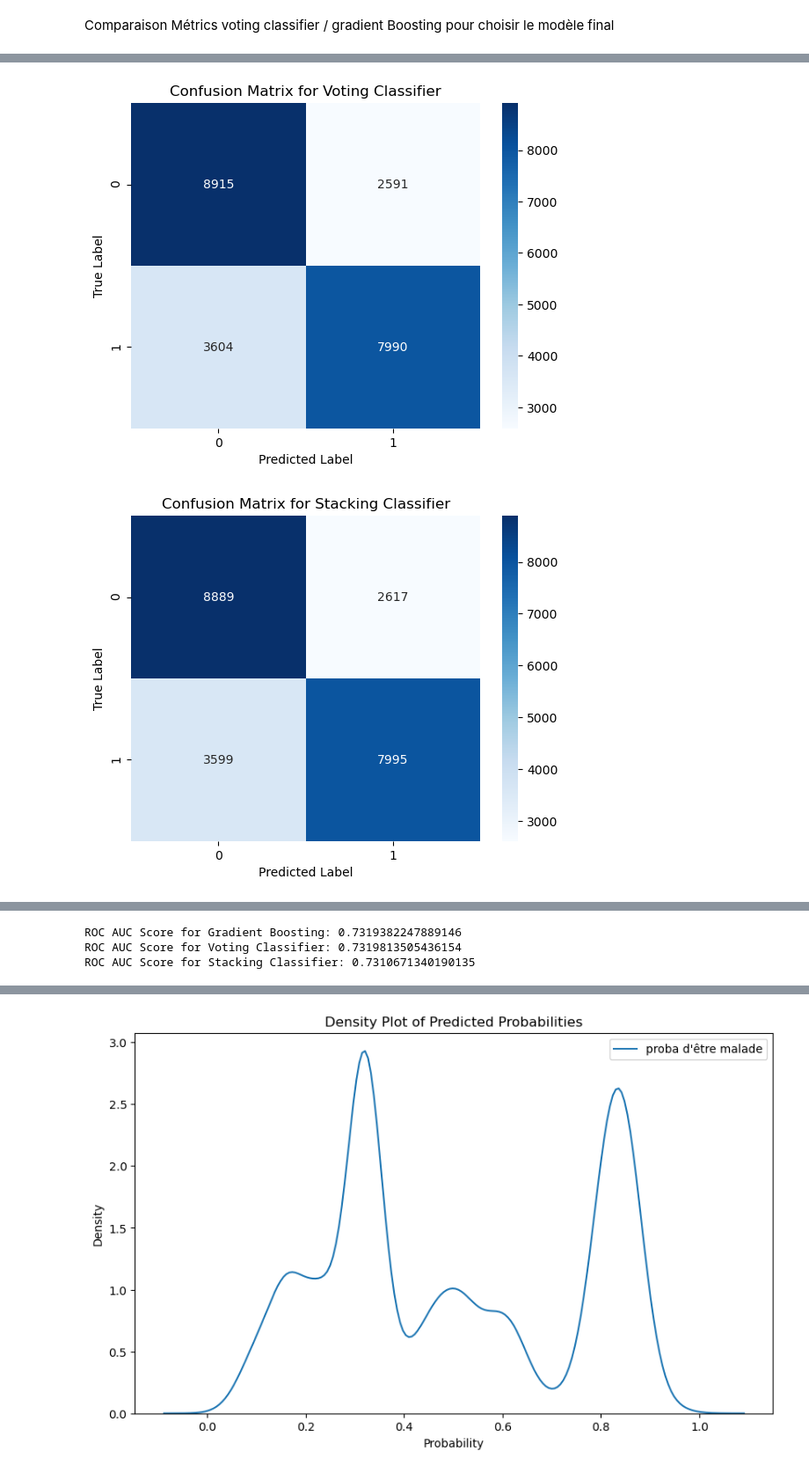
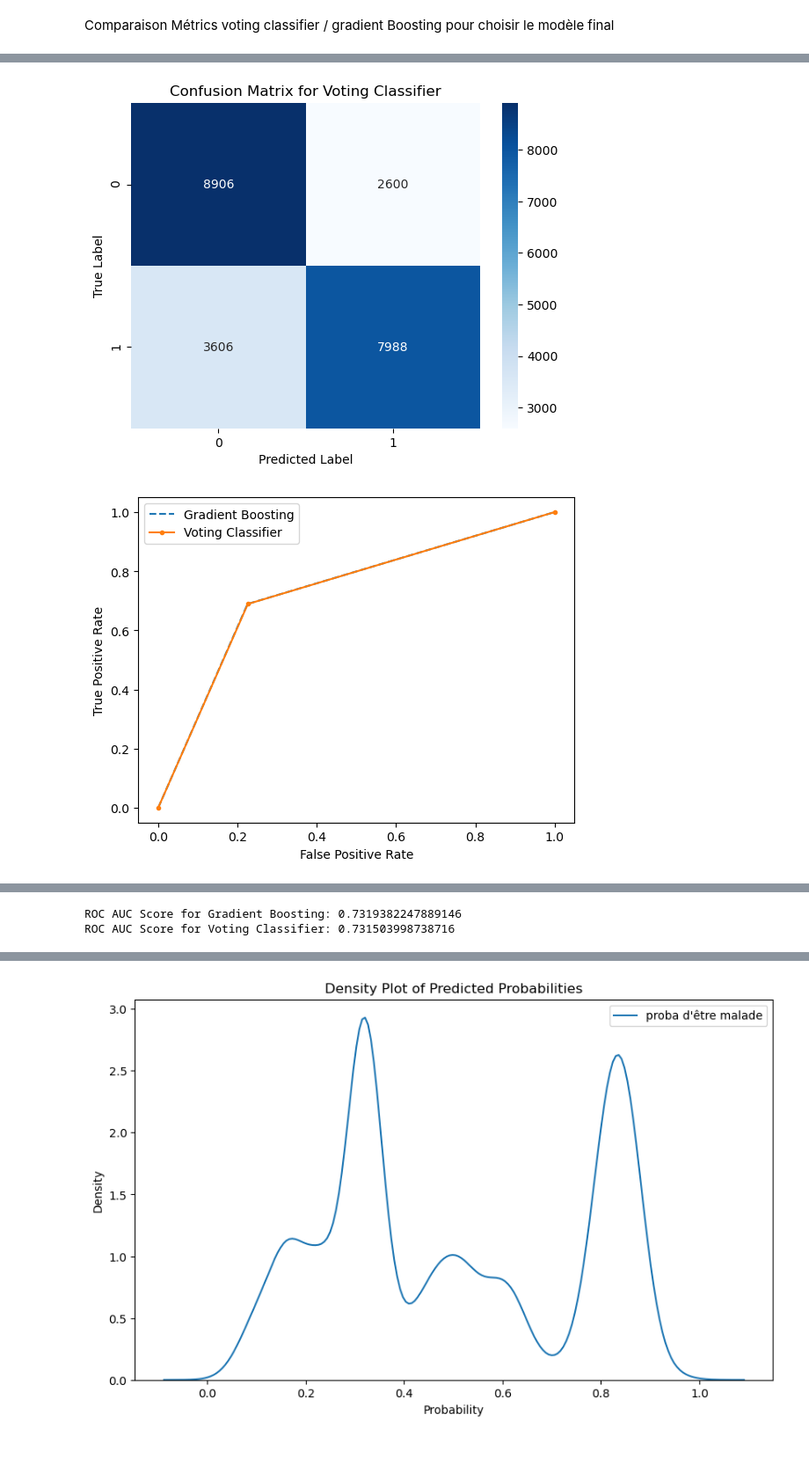
Before and after one commit to corentinGregoire/TP-Moreau, a Jupyter notebook: Sélection modèles.ipynb, the cells around one changed output, grey strips where cells are left out. Shown at 88% size. Saved outputs shown, nothing was run; the diff lists cells and outputs as text; code cells hidden in the pictures; blank space fills up the shorter version.

```diff
--- a/Sélection modèles.ipynb
+++ b/Sélection modèles.ipynb
@@ -229,8 +291,6 @@ resultats
  'Gaussian Naive Bayes': 62.316017316017316,
  'Gradient Boosting': 73.27705627705627}
 # %%
-from sklearn.model_selection import GridSearchCV
-
 # Définir les hyperparamètres pour chaque algorithme
 param_grid = {
     'Random Forest': {'n_estimators': [100, 200, 500],
@@ -259,7 +319,8 @@ classifiers = {
 }
 
 # Sélectionner les classifieurs avec une précision supérieure à 70%
-selected_classifiers = {k:v for k,v in classifiers.items() if k in ['Random Forest', 'KNN', 'Arbre de décision', 'Logistic Regression', 'Gradient Boosting']}
+selected_classifiers = {k: v for k, v in classifiers.items() if
+                        k in ['Random Forest', 'KNN', 'Arbre de décision', 'Logistic Regression', 'Gradient Boosting']}
 resultats2 = {}
 best_params = {}
 # Effectuer la recherche sur grille avec la validation croisée
@@ -325,7 +386,6 @@ best_params
   'max_depth': 5,
   'n_estimators': 100}}
 # %%
-from sklearn.ensemble import StackingClassifier
 # Créer les classifieurs avec les meilleurs hyperparamètres trouvés précédemment
 rf = RandomForestClassifier(**best_params['Random Forest'])
 knn = KNeighborsClassifier(**best_params['KNN'])
@@ -333,9 +393,10 @@ dt = DecisionTreeClassifier(**best_params['Arbre de décision'])
 lr = LogisticRegression(**best_params['Logistic Regression'])
 gb = GradientBoostingClassifier(**best_params['Gradient Boosting'])
 # Créer le classificateur de stacking avec un arbre de décision comme voteur final
-estimators = [('Random Forest', rf), ('KNN', knn), ('Decision Tree', dt), ('Logistic Regression', lr), ('Gradient Boosting', gb)]
-stacking_classifier = StackingClassifier(estimators=estimators, final_estimator=DecisionTreeClassifier(max_depth = 5,
-    min_samples_split = 5))
+estimators = [('Random Forest', rf), ('KNN', knn), ('Decision Tree', dt), ('Logistic Regression', lr),
+              ('Gradient Boosting', gb)]
+stacking_classifier = StackingClassifier(estimators=estimators, final_estimator=DecisionTreeClassifier(max_depth = 7
+                                                                                                       , min_samples_split = 5))
 
 # Entraîner le classificateur de stacking sur l'ensemble d'entraînement
 stacking_classifier.fit(X_train, y_train)
@@ -364,6 +408,4 @@ StackingClassifier(estimators=[('Random Forest',
 # %%
-from sklearn.ensemble import VotingClassifier
-
 # Créer les classifieurs avec les meilleurs hyperparamètres trouvés précédemment
 rf = RandomForestClassifier(**best_params['Random Forest'])
 knn = KNeighborsClassifier(**best_params['KNN'])
@@ -372,8 +414,9 @@ lr = LogisticRegression(**best_params['Logistic Regression'])
 gb = GradientBoostingClassifier(**best_params['Gradient Boosting'])
 
 # Créer le modèle de vote majoritaire
-voting_classifier = VotingClassifier(estimators=[('Random Forest', rf), ('KNN', knn), ('Decision Tree', dt), ('Logistic Regression', lr)
-                                                 , ('Gradient Boosting', gb)], voting='hard')
+voting_classifier = VotingClassifier(
+    estimators=[('Random Forest', rf), ('KNN', knn), ('Decision Tree', dt), ('Logistic Regression', lr)
+        , ('Gradient Boosting', gb)], voting='hard')
 
 # Entraîner le modèle de vote majoritaire sur l'ensemble d'entraînement
 voting_classifier.fit(X_train, y_train)
@@ -406,7 +450,4 @@ StackingClassifier(estimators=[('Random Forest',
 # %%
-from sklearn.metrics import classification_report, confusion_matrix, roc_curve, roc_auc_score
-import matplotlib.pyplot as plt
-
 # Faire des prédictions avec le modèle de Gradient Boosting
 gb_preds = gb.predict(X_test)
 
@@ -423,20 +464,9 @@ vc_report = classification_report(y_test, vc_preds)
 vc_matrix = confusion_matrix(y_test, vc_preds)
 vc_roc_auc = roc_auc_score(y_test, vc_preds)
 
-# Faire des prédictions avec le modèle de stack
-st_preds = stacking_classifier.predict(X_test)
-
-# Calculer les métriques de performance pour le modèle de stacking
-st_report = classification_report(y_test, st_preds)
-st_matrix = confusion_matrix(y_test, st_preds)
-st_roc_auc = roc_auc_score(y_test, st_preds)
-
-
-# Afficher les rapports de classification pour les 3 modèles
+# Afficher les rapports de classification pour les deux modèles
 print("Classification Report for Gradient Boosting:\n", gb_report)
 print("Classification Report for Voting Classifier:\n", vc_report)
-print("Classification Report for Stacking Classifier:\n", st_report)
-
 
 sns.heatmap(gb_matrix, annot=True, fmt='d', cmap='Blues')
 plt.title("Confusion Matrix for Gradient Boosting")
@@ -451,23 +481,12 @@ plt.xlabel("Predicted Label")
 plt.ylabel("True Label")
 plt.show()
 
-
-# Afficher la matrice de confusion pour le modèle de stacking
-sns.heatmap(st_matrix, annot=True, fmt='d', cmap='Blues')
-plt.title("Confusion Matrix for Stacking Classifier")
-plt.xlabel("Predicted Label")
-plt.ylabel("True Label")
-plt.show()
-
-
-# Afficher les courbes ROC pour les 3 modèles
+# Afficher les courbes ROC pour les deux modèles
 fpr_gb, tpr_gb, _ = roc_curve(y_test, gb_preds)
 fpr_vc, tpr_vc, _ = roc_curve(y_test, vc_preds)
-fpr_st, tpr_st, _ = roc_curve(y_test, st_preds)
 
 plt.plot(fpr_gb, tpr_gb, linestyle='--', label='Gradient Boosting')
 plt.plot(fpr_vc, tpr_vc, marker='.', label='Voting Classifier')
-plt.plot(fpr_st, tpr_st, marker='+', label='Stacking Classifier')
 
 plt.xlabel('False Positive Rate')
 plt.ylabel('True Positive Rate')
@@ -475,10 +494,9 @@ plt.ylabel('True Positive Rate')
 plt.legend()
 plt.show()
 
-# Afficher les scores AUC pour les 3 modèles
+# Afficher les scores AUC pour les deux modèles
 print("ROC AUC Score for Gradient Boosting:", gb_roc_auc)
 print("ROC AUC Score for Voting Classifier:", vc_roc_auc)
-print("ROC AUC Score for Stacking Classifier:", st_roc_auc)
 # %% [output]
 Classification Report for Gradient Boosting:
                precision    recall  f1-score   support
@@ -496,7 +516,7 @@ Classification Report for Voting Classifier:
 
     accuracy                           0.73     23100
    macro avg       0.73      0.73      0.73     23100
 weighted avg       0.73      0.73      0.73     23100
 [figure]
 [figure]
-[figure, old version]
+[figure, new version]
@@ -504,3 +523,2 @@ weighted avg       0.73      0.73      0.73     23100
 ROC AUC Score for Gradient Boosting: 0.7319382247889146
-ROC AUC Score for Voting Classifier: 0.7319813505436154
-ROC AUC Score for Stacking Classifier: 0.7310671340190135
+ROC AUC Score for Voting Classifier: 0.731503998738716
```
Also changed, not shown: parts of 30 cells of this notebook.
